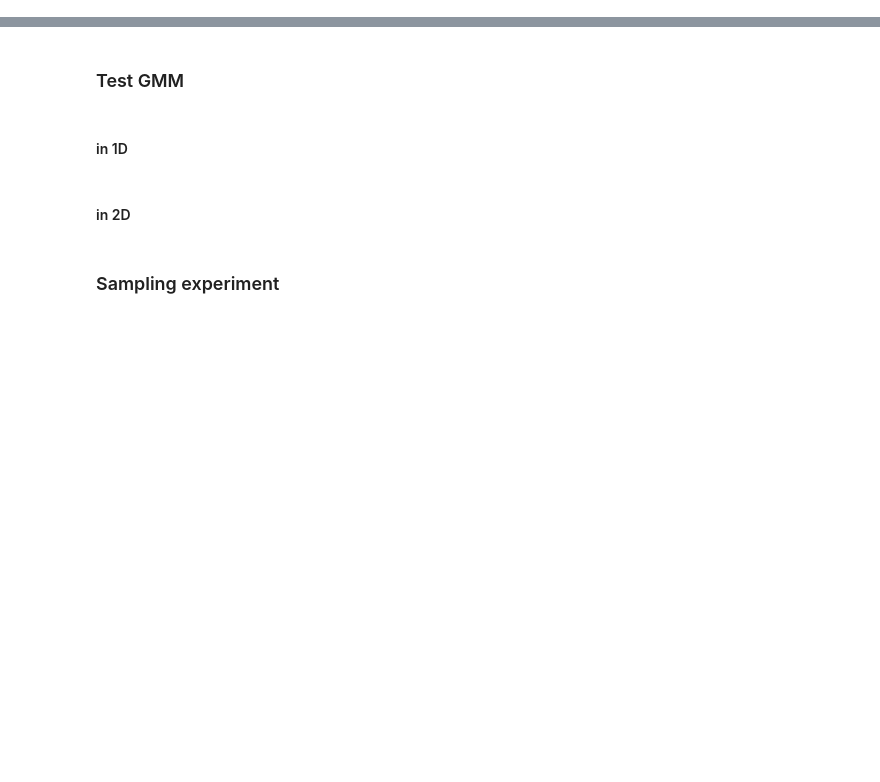
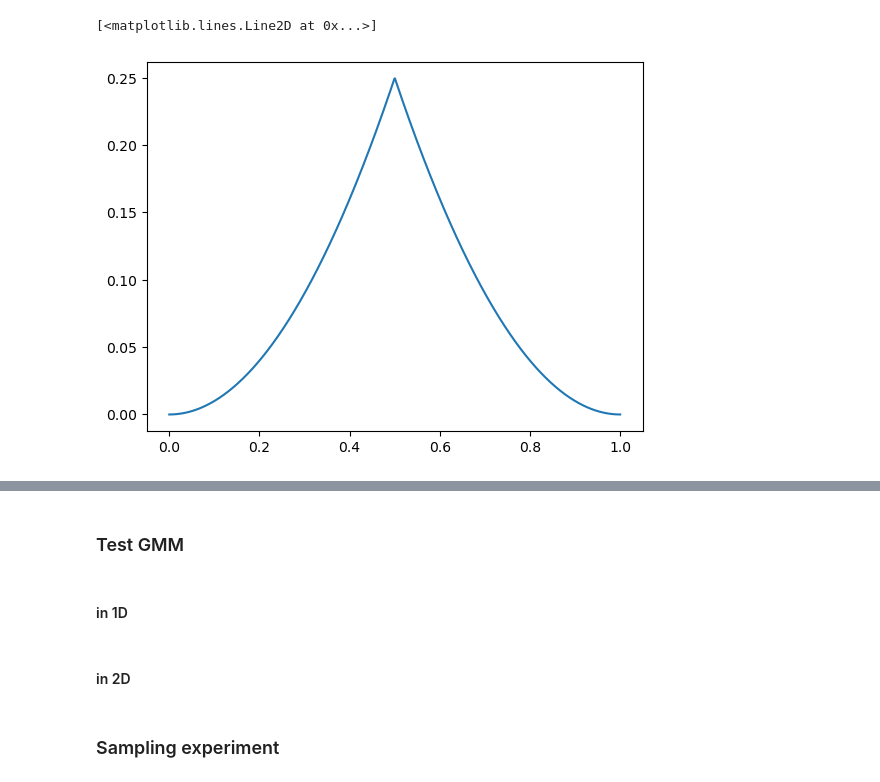
Before and after one commit to habring/time-inhom-Langevin, a Jupyter notebook: tmp.ipynb, the cells around one changed output, grey strips where cells are left out. Cells and saved outputs as stored; diff of their text form; code cells hidden in the pictures; blank space fills up the shorter version.

```diff
--- a/tmp.ipynb
+++ b/tmp.ipynb
@@ -7 +7,18 @@ import potentials as pot
 import matplotlib.pyplot as plt
+# %%
+L0 = 1
+a0 = 1
+
+
+
+tau = np.linspace(1e-5,1-1e-6,1000)
+
+L = np.maximum(1/tau, L0/(1-L0*tau))
+a = np.minimum(1/tau,a0)
+
+h = a/L**2
+
+plt.plot(tau,h)
+# %% [output]
+[<matplotlib.lines.Line2D at 0x...>]
+[figure, added]
```
Also changed, not shown: parts of 4 cells of this notebook, 1 other file.
